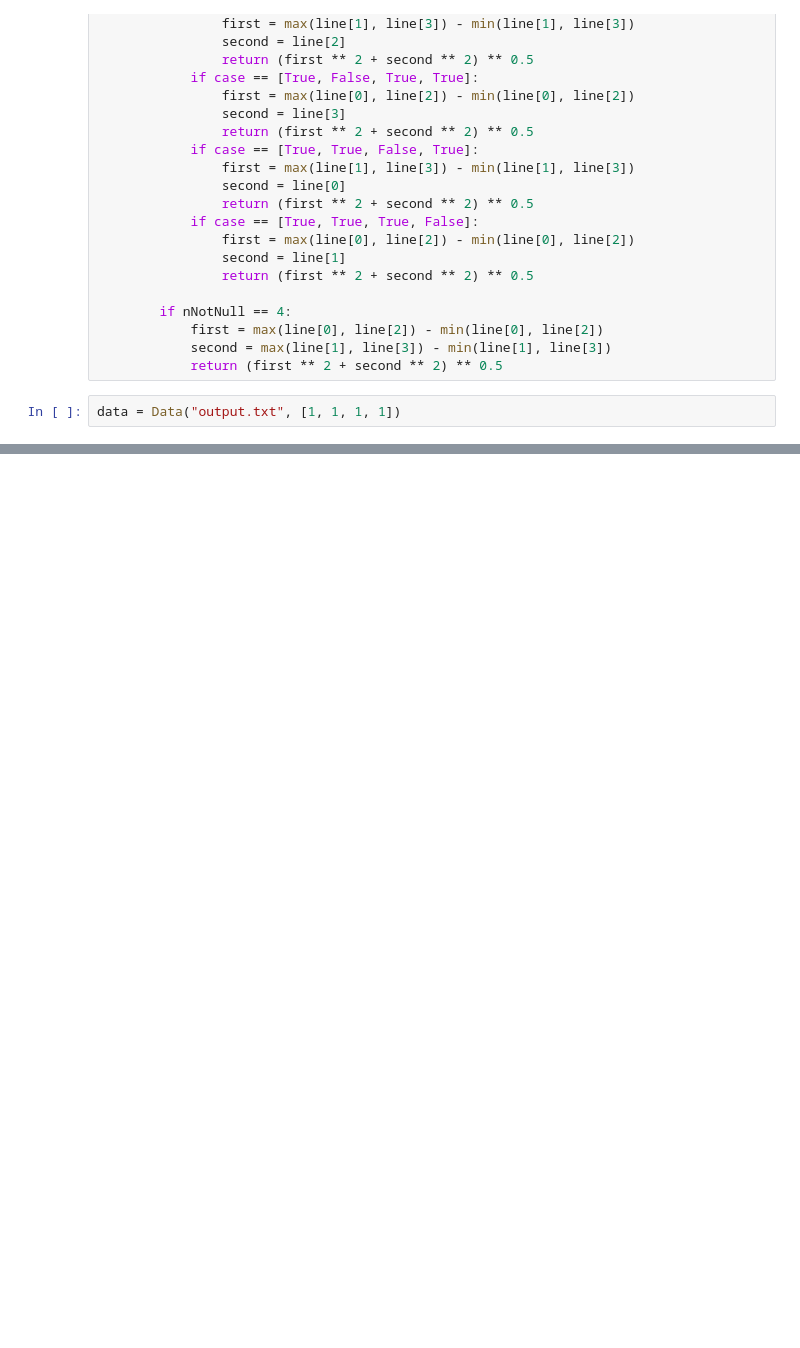
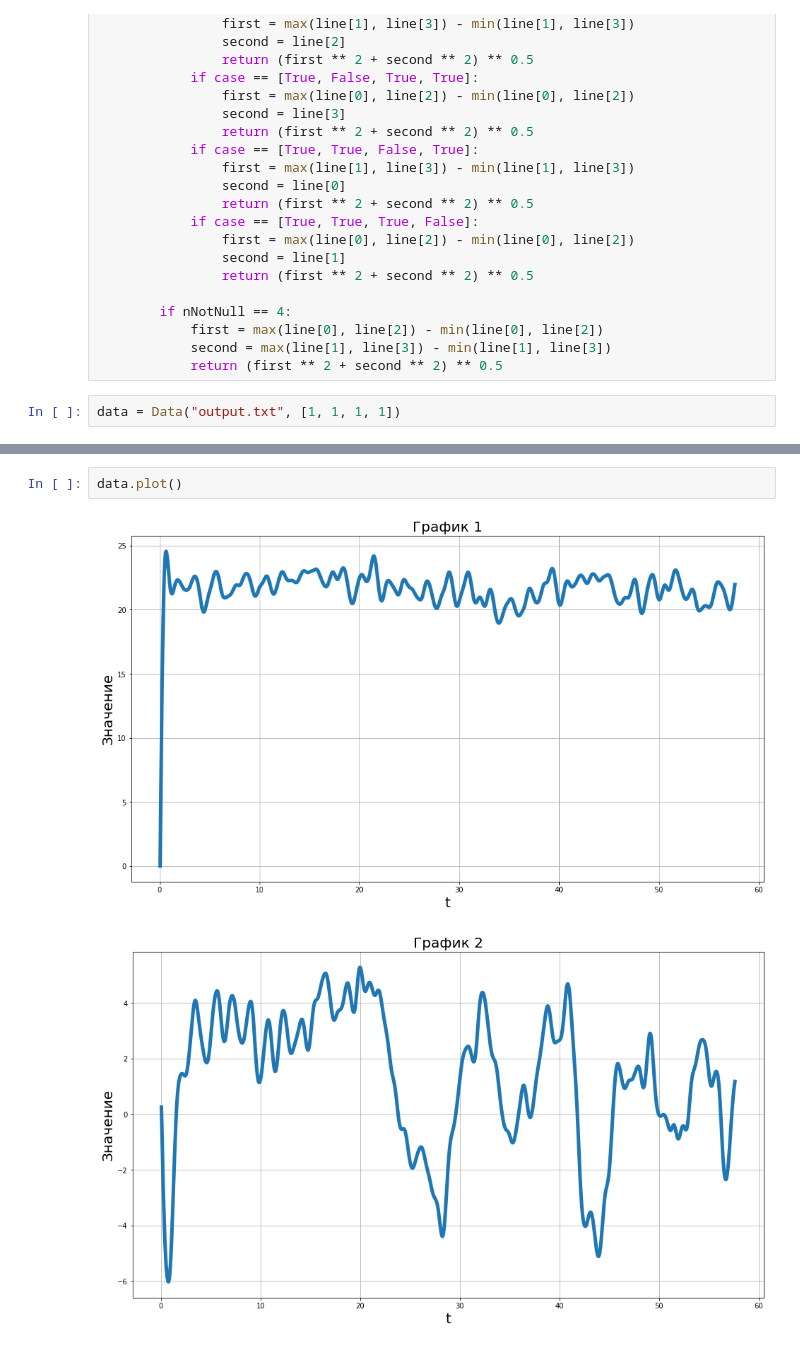
Before and after one commit to OGthug-coder/Ira-sProject, a Jupyter notebook: main.ipynb, the cells around one changed output, grey strips where cells are left out. Cells and saved outputs as stored; diff of their text form; blank space fills up the shorter version.

```diff
--- a/main.ipynb
+++ b/main.ipynb
@@ -179,0 +187,5 @@ data.plot(filter=False)
+# %%
+data.plot()
+# %% [output]
+[figure, added]
+[figure, added]
```
Also changed, not shown: parts of 3 cells of this notebook.
